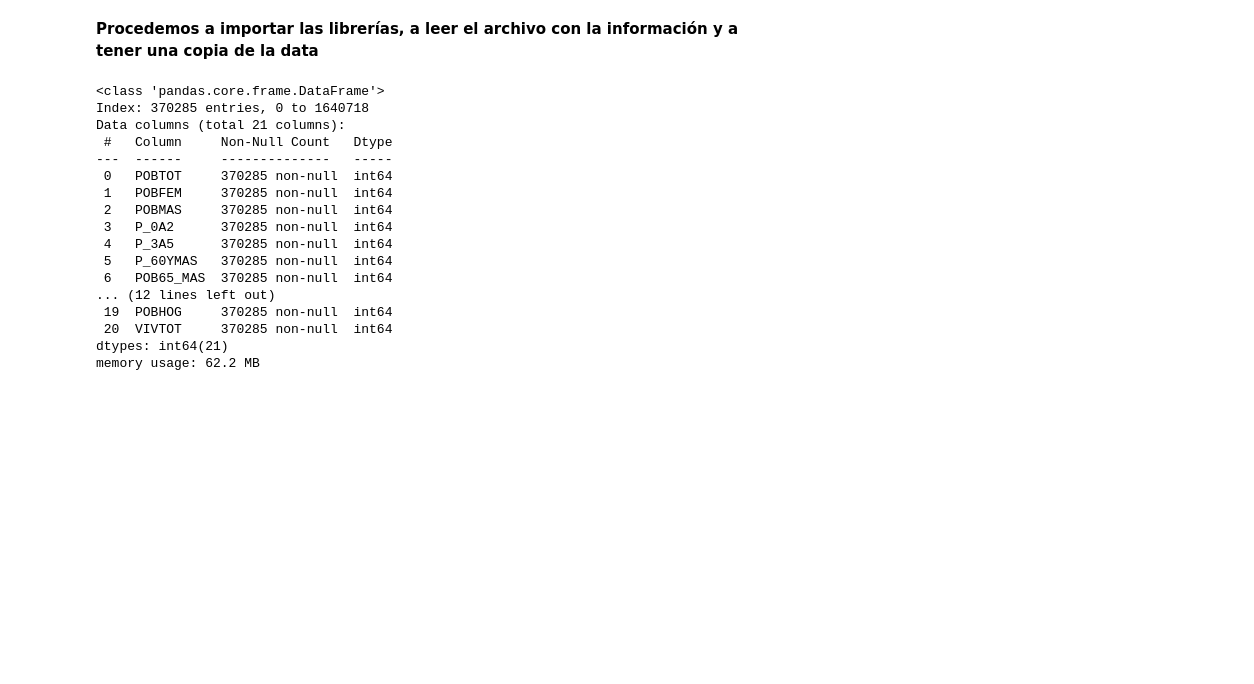
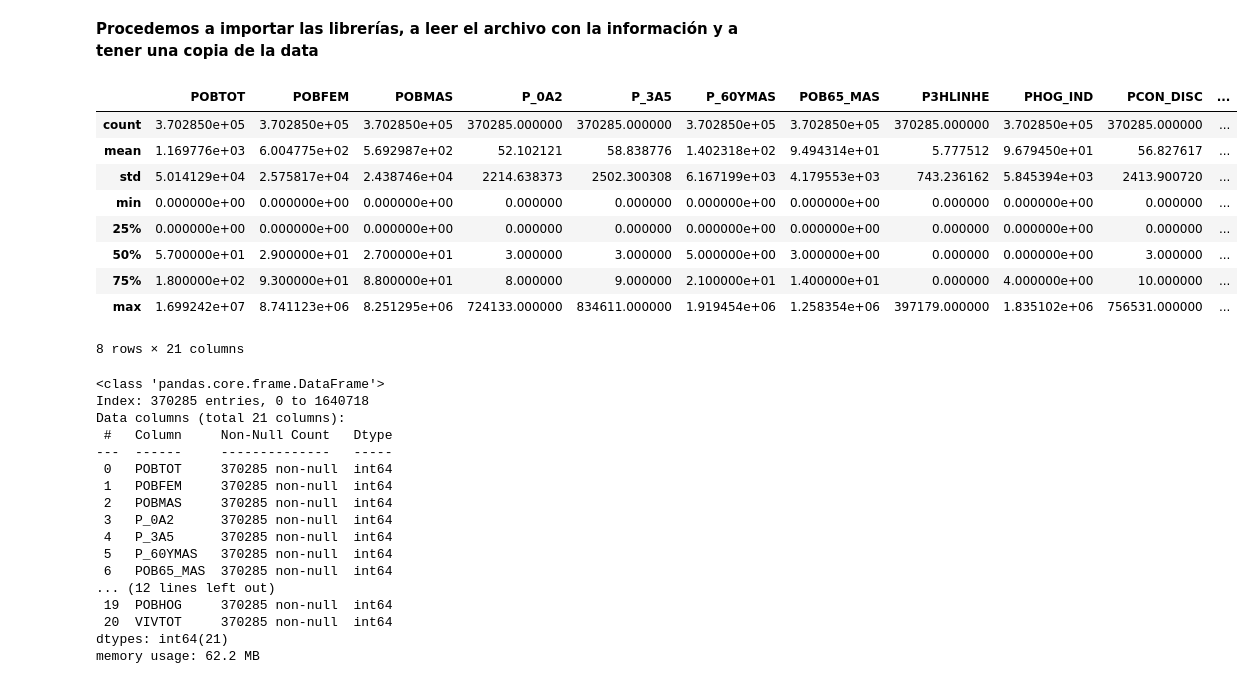
Before and after one commit to LH-1169213/IslasDeCalor, a Jupyter notebook: EDA_SCITEL_INEGI.ipynb, the cells around one changed output. Drawn from its saved outputs; the diff is of its cells as text; code cells hidden in the pictures; blank space fills up the shorter version.

```diff
--- a/EDA_SCITEL_INEGI.ipynb
+++ b/EDA_SCITEL_INEGI.ipynb
@@ -1495,6 +1495,19 @@ import matplotlib.pyplot as plt
 import seaborn as sns
 from sklearn.preprocessing import StandardScaler
 from sklearn.decomposition import PCA
+# %%
+df2.describe()
+# %% [output]
+|  | POBTOT | POBFEM | POBMAS | P_0A2 | P_3A5 | P_60YMAS | POB65_MAS | P3HLINHE | PHOG_IND | PCON_DISC | ... |
+| count | 3.702850e+05 | 3.702850e+05 | 3.702850e+05 | 370285.000000 | 370285.000000 | 3.702850e+05 | 3.702850e+05 | 370285.000000 | 3.702850e+05 | 370285.000000 | ... |
+| mean | 1.169776e+03 | 6.004775e+02 | 5.692987e+02 | 52.102121 | 58.838776 | 1.402318e+02 | 9.494314e+01 | 5.777512 | 9.679450e+01 | 56.827617 | ... |
+| std | 5.014129e+04 | 2.575817e+04 | 2.438746e+04 | 2214.638373 | 2502.300308 | 6.167199e+03 | 4.179553e+03 | 743.236162 | 5.845394e+03 | 2413.900720 | ... |
+| min | 0.000000e+00 | 0.000000e+00 | 0.000000e+00 | 0.000000 | 0.000000 | 0.000000e+00 | 0.000000e+00 | 0.000000 | 0.000000e+00 | 0.000000 | ... |
+| 25% | 0.000000e+00 | 0.000000e+00 | 0.000000e+00 | 0.000000 | 0.000000 | 0.000000e+00 | 0.000000e+00 | 0.000000 | 0.000000e+00 | 0.000000 | ... |
+| 50% | 5.700000e+01 | 2.900000e+01 | 2.700000e+01 | 3.000000 | 3.000000 | 5.000000e+00 | 3.000000e+00 | 0.000000 | 0.000000e+00 | 3.000000 | ... |
+| 75% | 1.800000e+02 | 9.300000e+01 | 8.800000e+01 | 8.000000 | 9.000000 | 2.100000e+01 | 1.400000e+01 | 0.000000 | 4.000000e+00 | 10.000000 | ... |
+| max | 1.699242e+07 | 8.741123e+06 | 8.251295e+06 | 724133.000000 | 834611.000000 | 1.919454e+06 | 1.258354e+06 | 397179.000000 | 1.835102e+06 | 756531.000000 | ... |
+8 rows × 21 columns
 # %%
 sns.set(rc={'figure.figsize':(15,10)})
 df2= df2.apply(pd.to_numeric, errors='coerce').fillna(0).astype(int)
```
